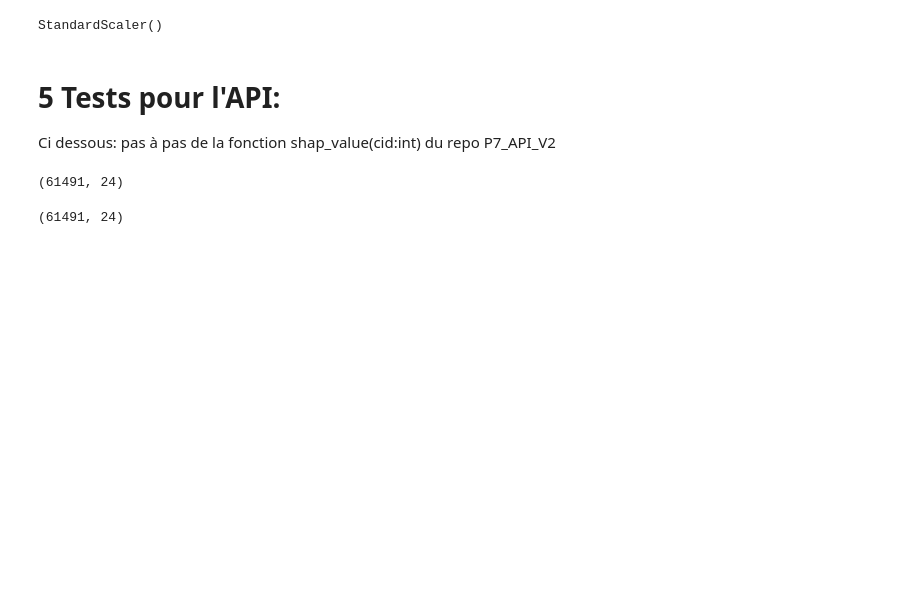
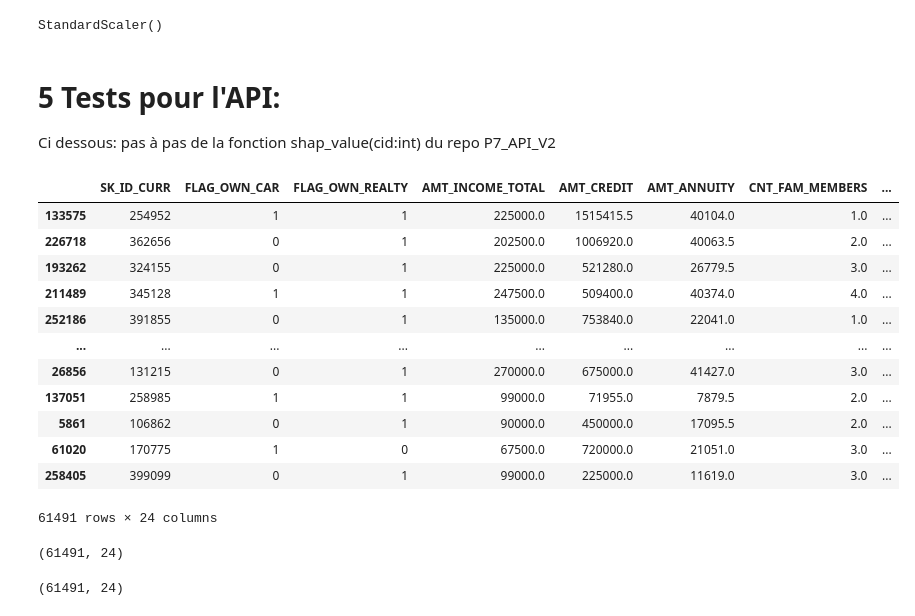
Before and after one commit to XavierConvert/P7_ML_model, a Jupyter notebook: P7_3_ML_shap_for_API_V2.ipynb, the cells around one changed output. Drawn from its saved outputs; the diff is of its cells as text; code cells hidden in the pictures; blank space fills up the shorter version.

```diff
--- a/P7_3_ML_shap_for_API_V2.ipynb
+++ b/P7_3_ML_shap_for_API_V2.ipynb
@@ -304,9 +300,26 @@ pickle_out.close()
 
 Ci dessous: pas à pas de la fonction shap_value(cid:int) du repo P7_API_V2
 # %%
-X2.shape
+X2
 # %% [output]
+|  | SK_ID_CURR | FLAG_OWN_CAR | FLAG_OWN_REALTY | AMT_INCOME_TOTAL | AMT_CREDIT | AMT_ANNUITY | CNT_FAM_MEMBERS | ... |
+| 133575 | 254952 | 1 | 1 | 225000.0 | 1515415.5 | 40104.0 | 1.0 | ... |
+| 226718 | 362656 | 0 | 1 | 202500.0 | 1006920.0 | 40063.5 | 2.0 | ... |
+| 193262 | 324155 | 0 | 1 | 225000.0 | 521280.0 | 26779.5 | 3.0 | ... |
+| 211489 | 345128 | 1 | 1 | 247500.0 | 509400.0 | 40374.0 | 4.0 | ... |
+| 252186 | 391855 | 0 | 1 | 135000.0 | 753840.0 | 22041.0 | 1.0 | ... |
+| ... | ... | ... | ... | ... | ... | ... | ... | ... |
+| 26856 | 131215 | 0 | 1 | 270000.0 | 675000.0 | 41427.0 | 3.0 | ... |
+| 137051 | 258985 | 1 | 1 | 99000.0 | 71955.0 | 7879.5 | 2.0 | ... |
+| 5861 | 106862 | 0 | 1 | 90000.0 | 450000.0 | 17095.5 | 2.0 | ... |
+| 61020 | 170775 | 1 | 0 | 67500.0 | 720000.0 | 21051.0 | 3.0 | ... |
+| 258405 | 399099 | 0 | 1 | 99000.0 | 225000.0 | 11619.0 | 3.0 | ... |
-(61491, 24)
+61491 rows × 24 columns
+# %%
+#X2=X2.drop(['SK_ID_CURR'],axis=1)
+X2.shape
+# %% [output]
+(61491, 24)
 # %%
 transf_data = pd.DataFrame(best_LGBM[:-2].transform(X2),columns = X2.columns) # fit_resample necessite (X,y)
 transf_data.shape
```
Also changed, not shown: parts of 18 cells of this notebook, 4 other files.
